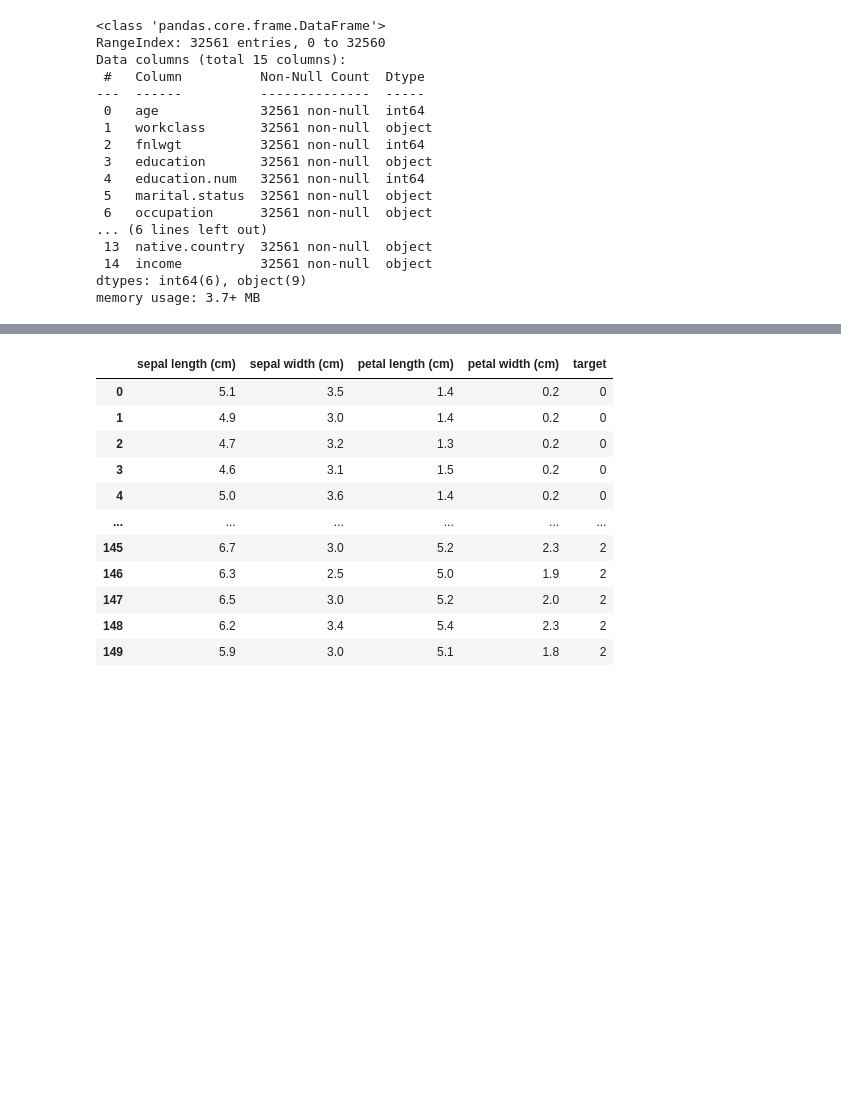
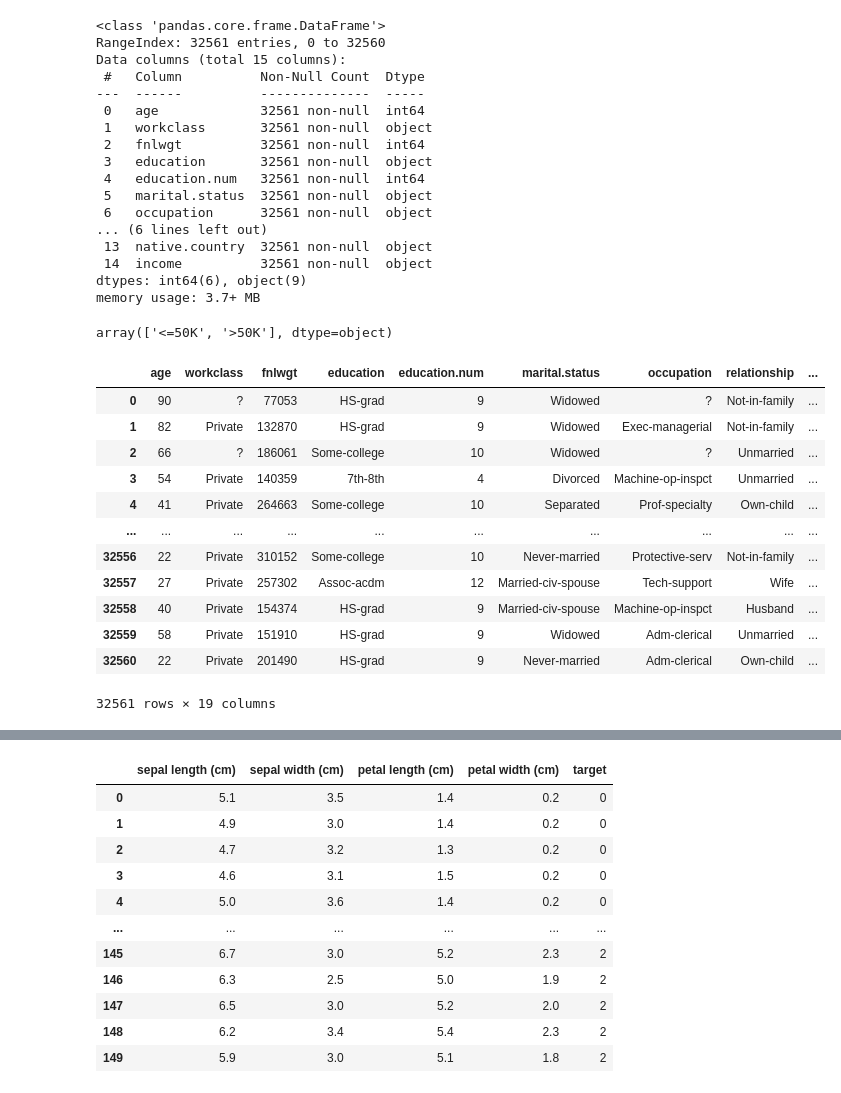
Before and after one commit to UIIf/Study, a Jupyter notebook: ML/HW3.ipynb, the cells around one changed output, grey strips where cells are left out. Drawn from its saved outputs; the diff is of its cells as text; code cells hidden in the pictures; blank space fills up the shorter version.

```diff
--- a/ML/HW3.ipynb
+++ b/ML/HW3.ipynb
@@ -39,3 +39,6 @@ Data columns (total 15 columns):
  14  income          32561 non-null  object
 dtypes: int64(6), object(9)
 memory usage: 3.7+ MB
+# %%
+adult_df['capital.gain'] = (adult_df['capital.gain'] != 0).astype('int')
+adult_df['capital.loss'] = (adult_df['capital.loss'] != 0).astype('int')
@@ -42,2 +47,30 @@ memory usage: 3.7+ MB
+# %%
+col_to_cat = ['age', 'fnlwgt', 'education.num', 'hours.per.week']
+for col in col_to_cat:
+    _, bins = pd.qcut(adult_df[col], q=10, duplicates='drop', retbins=True)
+
+    bins[0] = -np.inf
+    bins[-1] = np.inf
+    adult_df[col + '_cat'] = pd.cut(adult_df[col], bins=bins)
+# %%
+adult_df['income'].unique()
+# %% [output]
+array(['<=50K', '>50K'], dtype=object)
+# %%
+adult_df
+# %% [output]
+|  | age | workclass | fnlwgt | education | education.num | marital.status | occupation | relationship | ... |
+| 0 | 90 | ? | 77053 | HS-grad | 9 | Widowed | ? | Not-in-family | ... |
+| 1 | 82 | Private | 132870 | HS-grad | 9 | Widowed | Exec-managerial | Not-in-family | ... |
+| 2 | 66 | ? | 186061 | Some-college | 10 | Widowed | ? | Unmarried | ... |
+| 3 | 54 | Private | 140359 | 7th-8th | 4 | Divorced | Machine-op-inspct | Unmarried | ... |
+| 4 | 41 | Private | 264663 | Some-college | 10 | Separated | Prof-specialty | Own-child | ... |
+| ... | ... | ... | ... | ... | ... | ... | ... | ... | ... |
+| 32556 | 22 | Private | 310152 | Some-college | 10 | Never-married | Protective-serv | Not-in-family | ... |
+| 32557 | 27 | Private | 257302 | Assoc-acdm | 12 | Married-civ-spouse | Tech-support | Wife | ... |
+| 32558 | 40 | Private | 154374 | HS-grad | 9 | Married-civ-spouse | Machine-op-inspct | Husband | ... |
+| 32559 | 58 | Private | 151910 | HS-grad | 9 | Widowed | Adm-clerical | Unmarried | ... |
+| 32560 | 22 | Private | 201490 | HS-grad | 9 | Never-married | Adm-clerical | Own-child | ... |
+32561 rows × 19 columns
 # %%
 adult_train_df, adult_test_df = train_test_split(adult_df,  test_size=0.25, random_state=r_state)
```
Also changed, not shown: parts of 23 cells of this notebook, 2 other files.
